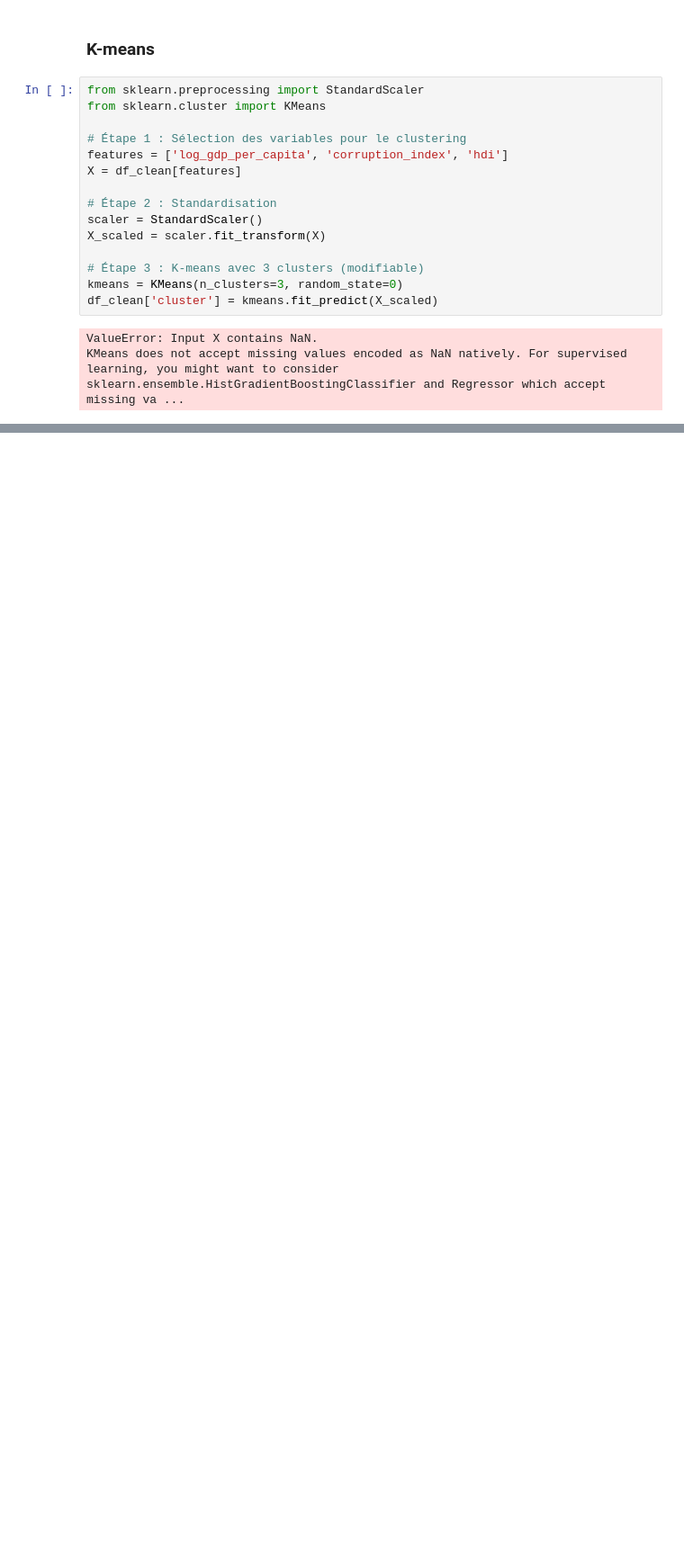
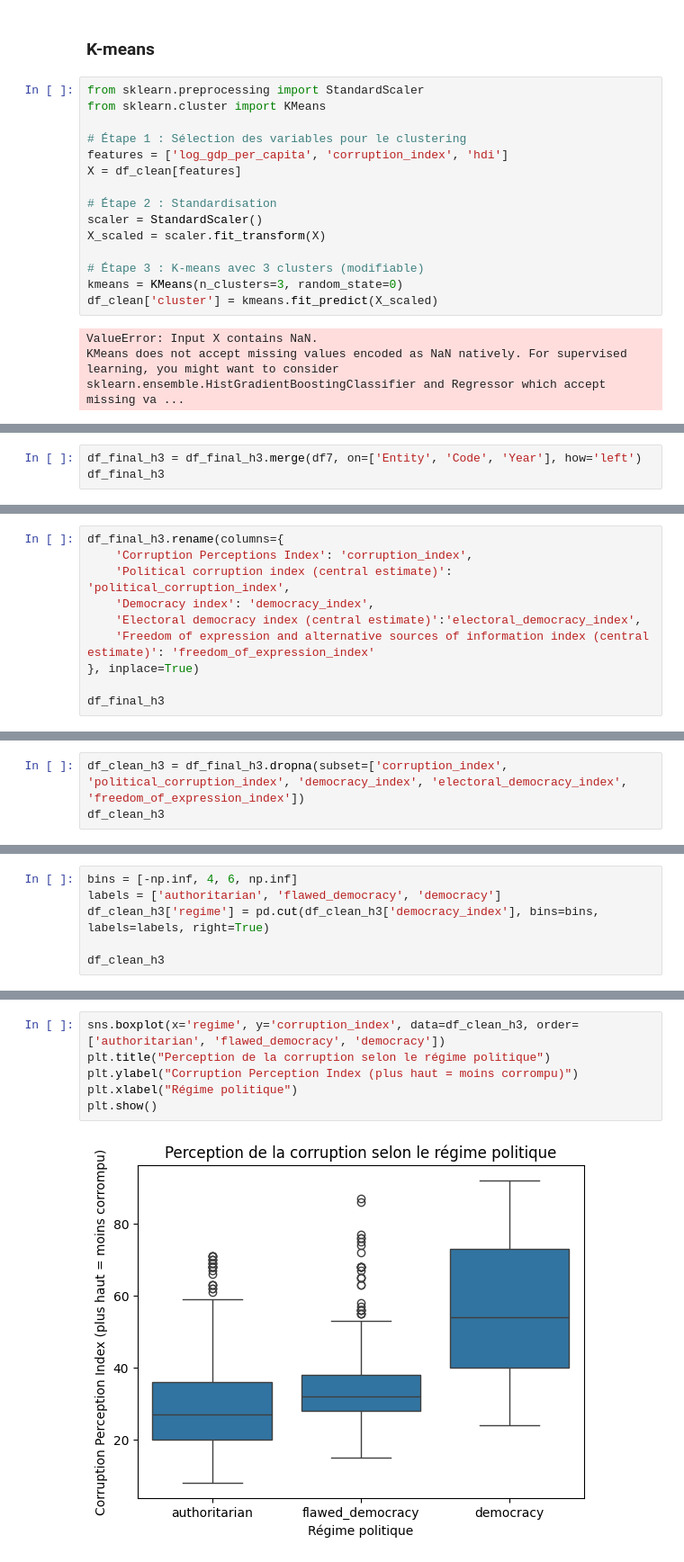
Before and after one commit to Artorius104/CorruptionStudy, a Jupyter notebook: EDA.ipynb, the cells around one changed output, grey strips where cells are left out. Shown at 90% size. Drawn from its saved outputs; the diff is of its cells as text; blank space fills up the shorter version.

Commit message:
[ADD] Hypothèse 3: Corruption & Democratie

```diff
--- a/EDA.ipynb
+++ b/EDA.ipynb
@@ -265,0 +332,3 @@ KMeans does not accept missing values encoded as NaN natively. For supervised le
+# %%
+df_final_h3 = df_final_h3.merge(df7, on=['Entity', 'Code', 'Year'], how='left')
+df_final_h3
@@ -265,0 +351,10 @@ KMeans does not accept missing values encoded as NaN natively. For supervised le
+# %%
+df_final_h3.rename(columns={
+    'Corruption Perceptions Index': 'corruption_index',
+    'Political corruption index (central estimate)': 'political_corruption_index',
+    'Democracy index': 'democracy_index',
+    'Electoral democracy index (central estimate)':'electoral_democracy_index',
+    'Freedom of expression and alternative sources of information index (central estimate)': 'freedom_of_expression_index'
+}, inplace=True)
+
+df_final_h3
@@ -265,0 +375,3 @@ KMeans does not accept missing values encoded as NaN natively. For supervised le
+# %%
+df_clean_h3 = df_final_h3.dropna(subset=['corruption_index', 'political_corruption_index', 'democracy_index', 'electoral_democracy_index', 'freedom_of_expression_index'])
+df_clean_h3
@@ -265,0 +394,6 @@ KMeans does not accept missing values encoded as NaN natively. For supervised le
+# %%
+bins = [-np.inf, 4, 6, np.inf]
+labels = ['authoritarian', 'flawed_democracy', 'democracy']
+df_clean_h3['regime'] = pd.cut(df_clean_h3['democracy_index'], bins=bins, labels=labels, right=True)
+
+df_clean_h3
@@ -265,0 +512,8 @@ KMeans does not accept missing values encoded as NaN natively. For supervised le
+# %%
+sns.boxplot(x='regime', y='corruption_index', data=df_clean_h3, order=['authoritarian', 'flawed_democracy', 'democracy'])
+plt.title("Perception de la corruption selon le régime politique")
+plt.ylabel("Corruption Perception Index (plus haut = moins corrompu)")
+plt.xlabel("Régime politique")
+plt.show()
+# %% [output]
+[figure, added]
```
Also changed, not shown: parts of 42 cells of this notebook, 3 other files.
